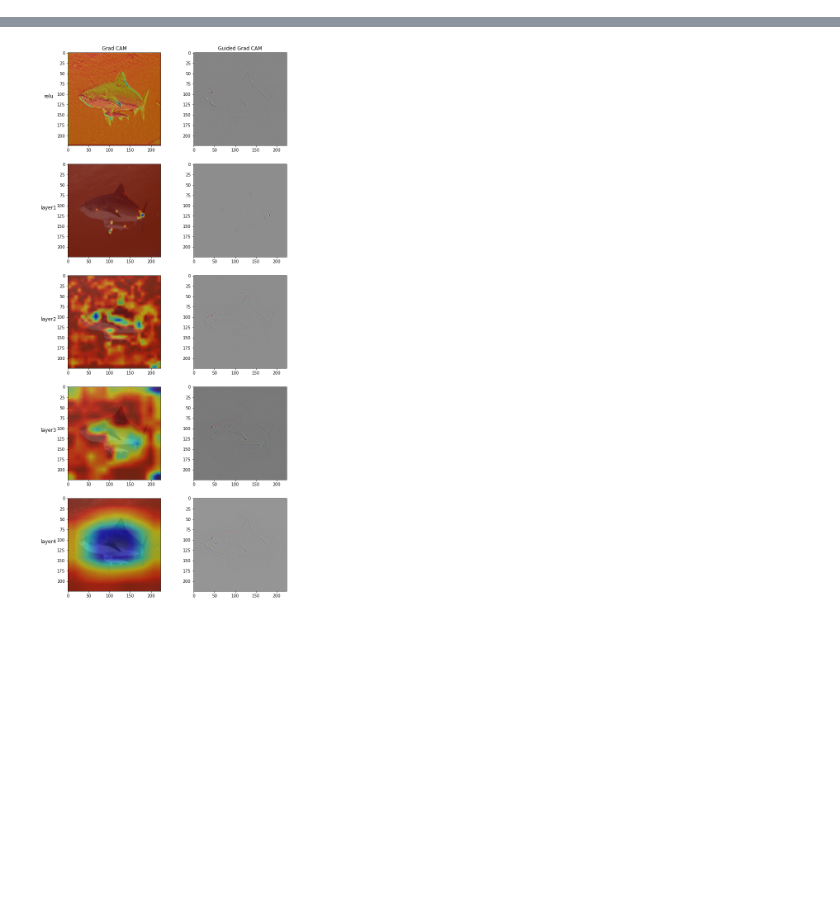
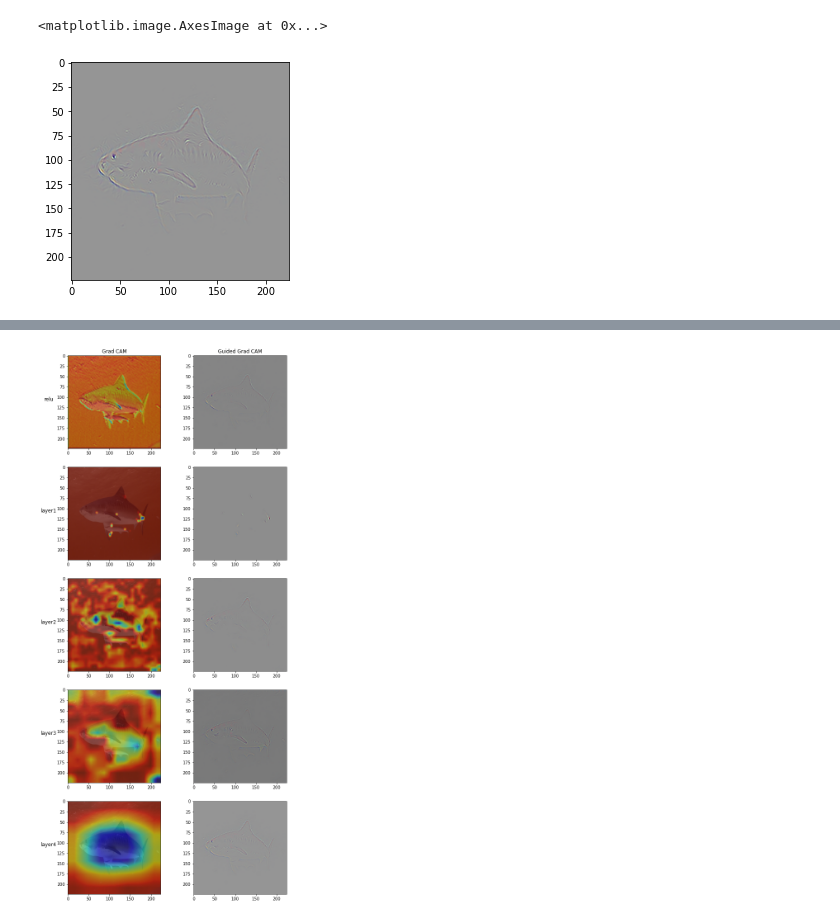
Before and after one commit to ashutosh1919/explainable-cnn, a Jupyter notebook: examples/explainable_cnn_usage.ipynb, the cells around one changed output, grey strips where cells are left out. Cells and saved outputs as stored; diff of their text form; code cells hidden in the pictures; blank space fills up the shorter version.

```diff
--- a/examples/explainable_cnn_usage.ipynb
+++ b/examples/explainable_cnn_usage.ipynb
@@ -48,7 +80,12 @@ cams = x_cnn.get_grad_cam(
 # %%
-guided_cams = x_cnn.get_guided_grad_cam(
+guided_grad_cam = x_cnn.get_guided_grad_cam(
     "../data/images/tiger_shark.jpeg",
     3,
     (224, 224),
-    layers
+    ["layer4"]
 )
+
+plt.imshow(guided_grad_cam[0].astype('uint8'))
+# %% [output]
+<matplotlib.image.AxesImage at 0x...>
+[figure, added]
```
Also changed, not shown: parts of 19 cells of this notebook, 2 other files.
